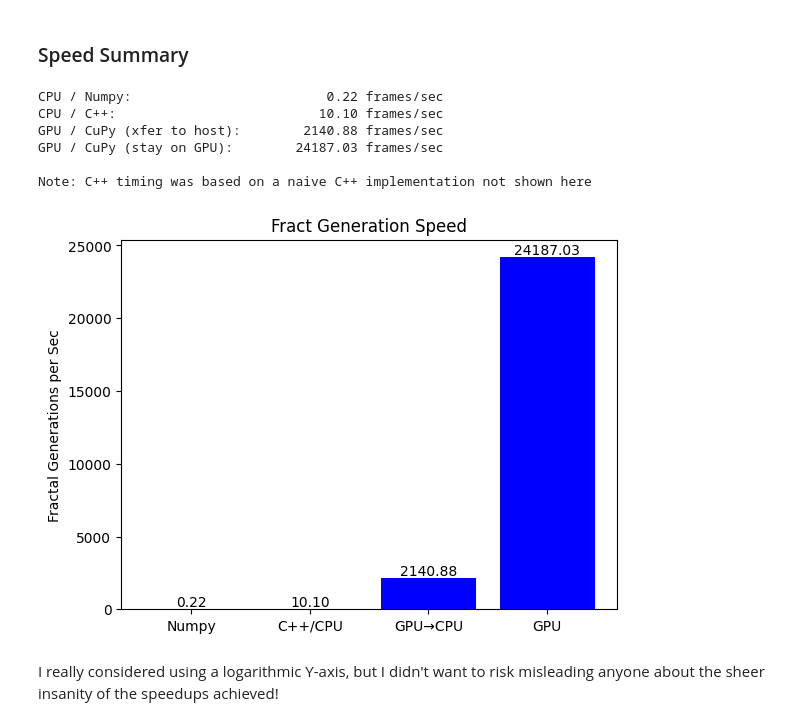
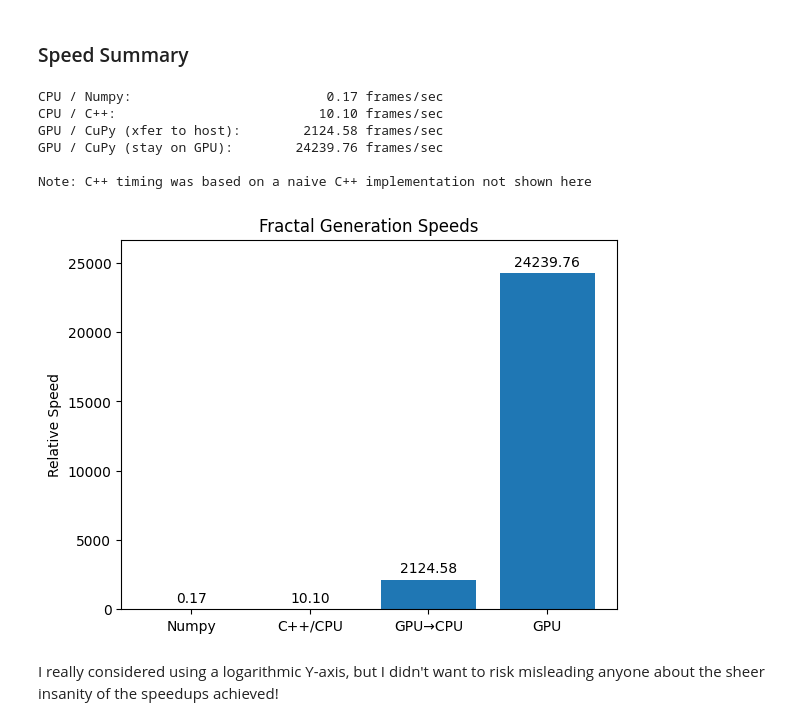
Before and after one commit to etotheipi/fractal1027, a Jupyter notebook: fractal_1027.ipynb, the cells around one changed output. Cells and saved outputs as stored; diff of their text form; code cells hidden in the pictures.

```diff
--- a/fractal_1027.ipynb
+++ b/fractal_1027.ipynb
@@ -355,42 +336,29 @@ Timings (gpu-fractal-xfer-to-host):
 # %%
 display_table = [ \
     ['CPU / Numpy', SimpleTimers.get_iter_per_sec('cpu-fractal')],
     ['CPU / C++', 10.1],  # from a naive C++ implementation on 768x768 fractals
     ['GPU / CuPy (xfer to host)', SimpleTimers.get_iter_per_sec('gpu-fractal-xfer-to-host')],
     ['GPU / CuPy (stay on GPU)', SimpleTimers.get_iter_per_sec('gpu-fractal-no-xfer')],
 ]
 
 for txt,fps in display_table:
     print((txt+':').ljust(30), f'{fps:.2f}'.rjust(10), 'frames/sec')
 
 print('\nNote: C++ timing was based on a naive C++ implementation not shown here')
 
+
 # Data
 lbls = ['Numpy', 'C++/CPU', 'GPU\u2192CPU', 'GPU']
 fps = [f[1] for f in display_table]
-
-# Create the bar chart
-plt.bar(lbls, fps, color='blue')
-
-# Label the bars with the actual values
-for i, value in enumerate(fps):
-    plt.text(i, value, str(f'{value:.2f}'), ha='center', va='bottom')
-
-# Add labels and title
-plt.xlabel('')
-plt.ylabel('Fractal Generations per Sec')
-plt.title('Fract Generation Speed')
-
-# Show the chart
-plt.show()
+_ = nb_utils.plot_bars_speedup(lbls, fps, 'Fractal Generation Speeds')
 # %% [output]
-CPU / Numpy:                         0.22 frames/sec
+CPU / Numpy:                         0.17 frames/sec
 CPU / C++:                          10.10 frames/sec
-GPU / CuPy (xfer to host):        2140.88 frames/sec
-GPU / CuPy (stay on GPU):        24187.03 frames/sec
+GPU / CuPy (xfer to host):        2124.58 frames/sec
+GPU / CuPy (stay on GPU):        24239.76 frames/sec
 
 Note: C++ timing was based on a naive C++ implementation not shown here
-[figure, old version]
+[figure, new version]
 # %% [markdown]
 I really considered using a logarithmic Y-axis, but I didn't want to risk misleading anyone about the sheer insanity of the speedups achieved!
 # %% [markdown]
```
Also changed, not shown: parts of 59 cells of this notebook, 6 other files.
